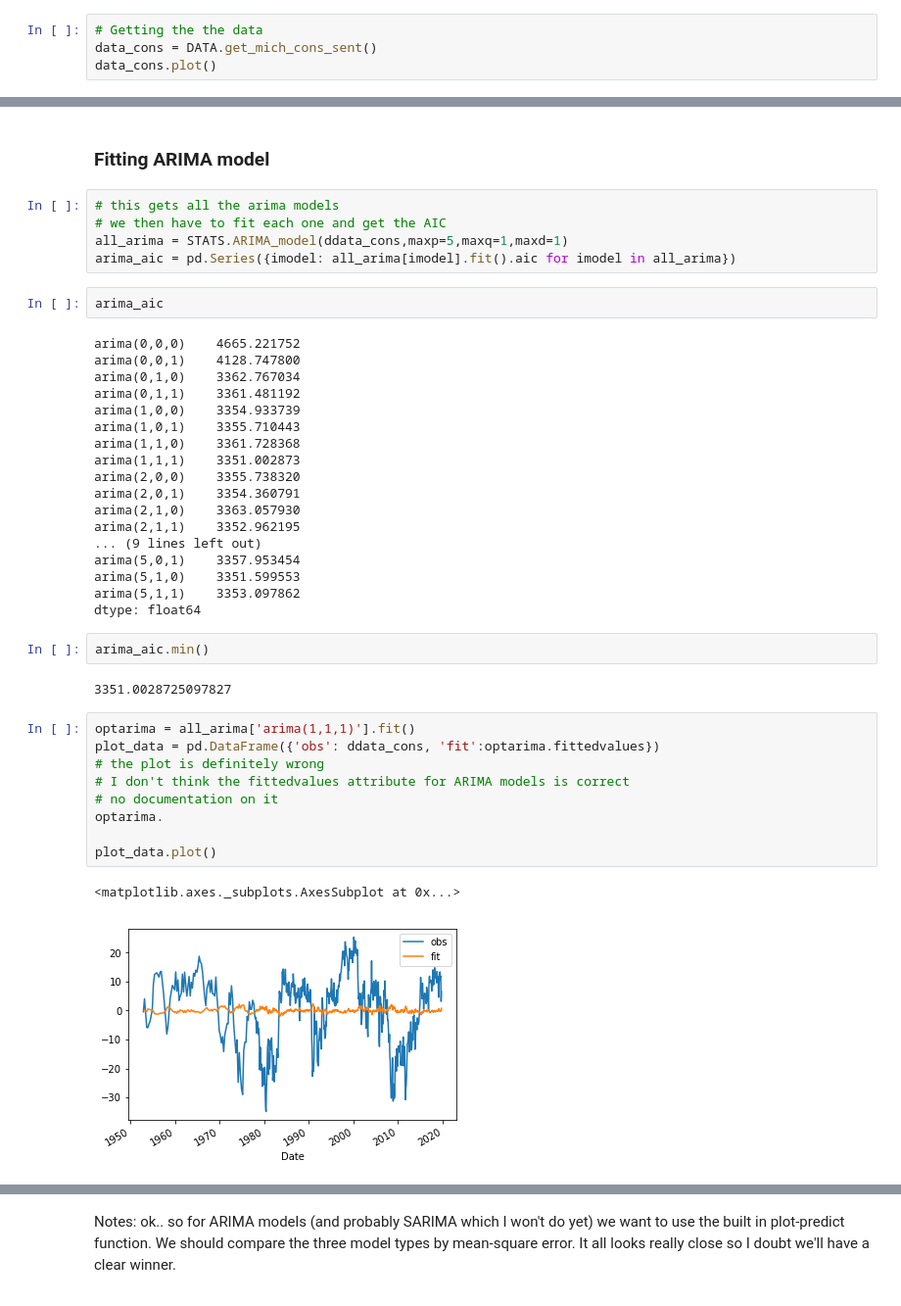
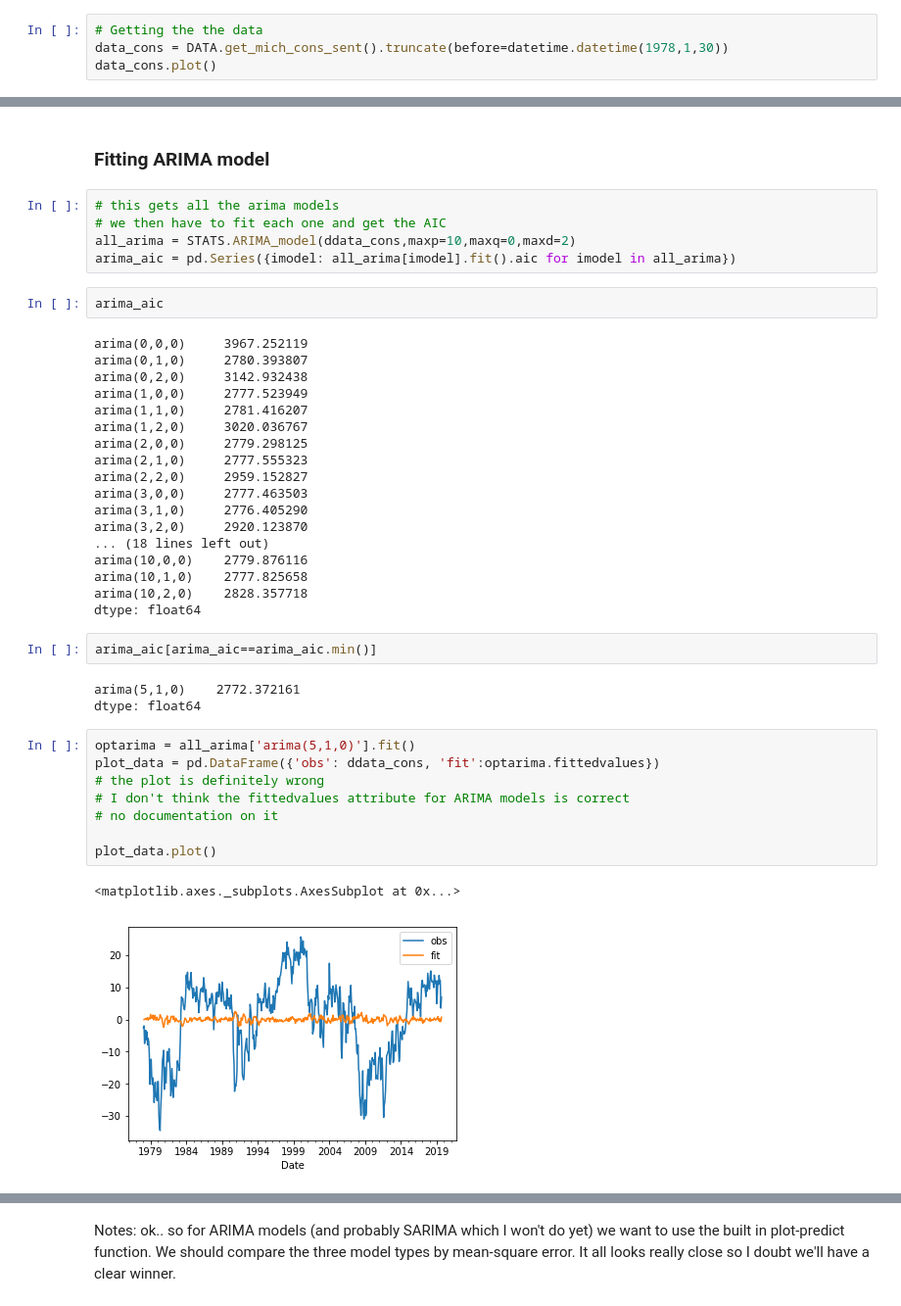
Before and after one commit to nt-ds/ckt-time-series-analysis, a Jupyter notebook: TSM_Proj.ipynb, the cells around one changed output, grey strips where cells are left out. Shown at 98% size. Saved outputs shown, nothing was run; the diff lists cells and outputs as text.

```diff
--- a/TSM_Proj.ipynb
+++ b/TSM_Proj.ipynb
@@ -188,7 +188,7 @@ class PLOTTERS():
 ### Getting the data
 # %%
 # Getting the the data
-data_cons = DATA.get_mich_cons_sent()
+data_cons = DATA.get_mich_cons_sent().truncate(before=datetime.datetime(1978,1,30))
 data_cons.plot()
 # %% [output]
 <matplotlib.axes._subplots.AxesSubplot at 0x...>
@@ -317,44 +359,44 @@ Notes: An ARMA(2,1) seems to be the optimal fit but it's likely a pretty flat su
 # %%
 # this gets all the arima models
 # we then have to fit each one and get the AIC
-all_arima = STATS.ARIMA_model(ddata_cons,maxp=5,maxq=1,maxd=1)
+all_arima = STATS.ARIMA_model(ddata_cons,maxp=10,maxq=0,maxd=2)
 arima_aic = pd.Series({imodel: all_arima[imodel].fit().aic for imodel in all_arima})
 # %%
 arima_aic
 # %% [output]
-arima(0,0,0)    4665.221752
-arima(0,0,1)    4128.747800
-arima(0,1,0)    3362.767034
-arima(0,1,1)    3361.481192
-arima(1,0,0)    3354.933739
-arima(1,0,1)    3355.710443
-arima(1,1,0)    3361.728368
-arima(1,1,1)    3351.002873
-arima(2,0,0)    3355.738320
-arima(2,0,1)    3354.360791
-arima(2,1,0)    3363.057930
-arima(2,1,1)    3352.962195
-... (9 lines left out)
-arima(5,0,1)    3357.953454
-arima(5,1,0)    3351.599553
-arima(5,1,1)    3353.097862
+arima(0,0,0)     3967.252119
+arima(0,1,0)     2780.393807
+arima(0,2,0)     3142.932438
+arima(1,0,0)     2777.523949
+arima(1,1,0)     2781.416207
+arima(1,2,0)     3020.036767
+arima(2,0,0)     2779.298125
+arima(2,1,0)     2777.555323
+arima(2,2,0)     2959.152827
+arima(3,0,0)     2777.463503
+arima(3,1,0)     2776.405290
+arima(3,2,0)     2920.123870
+... (18 lines left out)
+arima(10,0,0)    2779.876116
+arima(10,1,0)    2777.825658
+arima(10,2,0)    2828.357718
 dtype: float64
 # %%
-arima_aic.min()
+arima_aic[arima_aic==arima_aic.min()]
 # %% [output]
-3351.0028725097827
+arima(5,1,0)    2772.372161
+dtype: float64
 # %%
-optarima = all_arima['arima(1,1,1)'].fit()
+optarima = all_arima['arima(5,1,0)'].fit()
 plot_data = pd.DataFrame({'obs': ddata_cons, 'fit':optarima.fittedvalues})
 # the plot is definitely wrong
 # I don't think the fittedvalues attribute for ARIMA models is correct
 # no documentation on it
-optarima.
 
 plot_data.plot()
 # %% [output]
 <matplotlib.axes._subplots.AxesSubplot at 0x...>
-[figure, old version]
+[figure, new version]
 # %%
 optarima.plot_predict()
 # %% [output]
```
Also changed, not shown: parts of 24 cells of this notebook.
